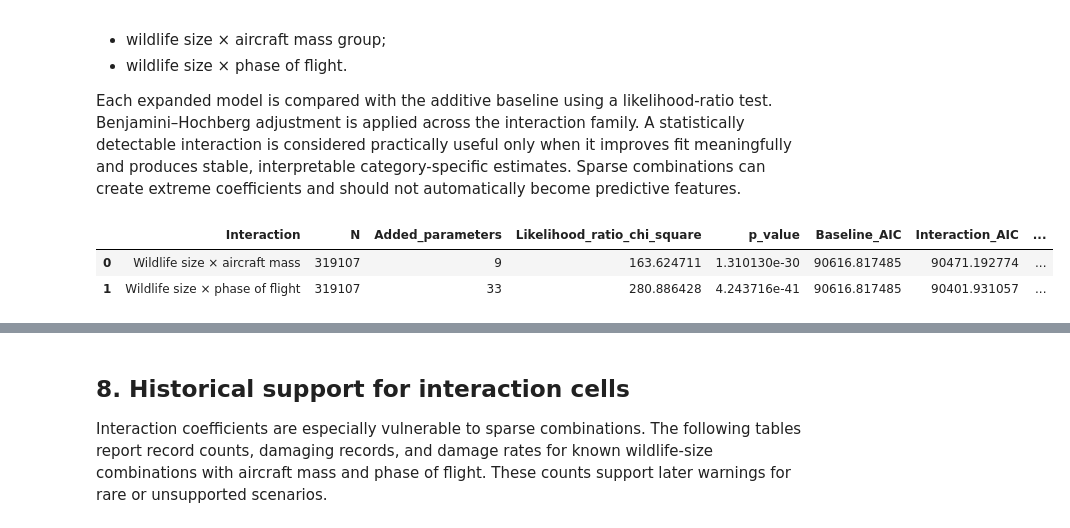
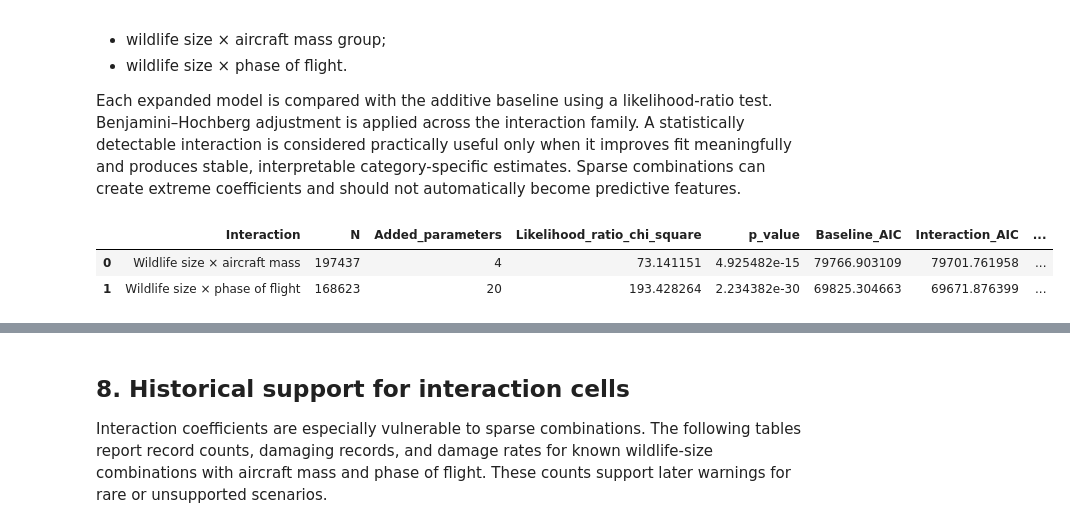
Before and after one commit to Gdfhf/faa-wildlife-strike-damage-analysis, a Jupyter notebook: notebooks/04_diagnostic_analytics_combined.ipynb, the cells around one changed output, grey strips where cells are left out. Drawn from its saved outputs; the diff is of its cells as text; code cells hidden in the pictures.

```diff
--- a/notebooks/04_diagnostic_analytics_combined.ipynb
+++ b/notebooks/04_diagnostic_analytics_combined.ipynb
@@ -592,45 +603,101 @@ interaction_specs = {
 base_without_size_mass_phase = (
     'DAMAGE_RATE ~ YEAR_CENTERED '
     '+ C(NUM_STRUCK, Treatment(reference="1")) '
     '+ C(AC_CLASS, Treatment(reference="A")) '
     '+ C(WARNED, Treatment(reference="No")) '
     '+ C(FAAREGION, Treatment(reference="ASO"))'
 )
 
 interaction_rows = []
 interaction_models = {}
+
 for name, interaction_term in interaction_specs.items():
+
     if "aircraft mass" in name:
-        expanded_formula = (base_without_size_mass_phase + ' + ' + interaction_term +
-                            ' + C(PHASE_OF_FLIGHT, Treatment(reference="Approach"))')
+        interaction_fields = ["SIZE", "AC_MASS_GROUP"]
     else:
-        expanded_formula = (base_without_size_mass_phase + ' + ' + interaction_term +
-                            ' + C(AC_MASS_GROUP, Treatment(reference="Heavy"))')
-    expanded = smf.glm(expanded_formula, data=model_agg, family=sm.families.Binomial(), freq_weights=model_agg["N"]).fit()
+        interaction_fields = ["SIZE", "PHASE_OF_FLIGHT"]
+
+    # Restrict only the variables involved in the interaction to known values.
+    interaction_df = model_df.copy()
+
+    mask = pd.Series(True, index=interaction_df.index)
+    for field in interaction_fields:
+        mask &= known_mask(interaction_df[field])
+
+    interaction_df = interaction_df.loc[mask].copy()
+
+    # Re-aggregate predictor profiles on the restricted population.
+    interaction_agg = (
+        interaction_df
+        .groupby(group_fields, dropna=False)["INDICATED_DAMAGE"]
+        .agg(DAMAGE_COUNT="sum", N="size")
+        .reset_index()
+    )
+
+    for field in categorical_model_fields:
+        interaction_agg[field] = interaction_agg[field].astype("object")
+
+    interaction_agg["DAMAGE_RATE"] = (
+        interaction_agg["DAMAGE_COUNT"] / interaction_agg["N"]
+    ).astype(float)
+
+    # Additive model fitted to the SAME records.
+    additive_model = smf.glm(
+        formula=formula,
+        data=interaction_agg,
+        family=sm.families.Binomial(),
+        freq_weights=interaction_agg["N"],
+    ).fit()
+
+    if "aircraft mass" in name:
+        expanded_formula = (
+            base_without_size_mass_phase
+            + " + "
+            + interaction_term
+            + ' + C(PHASE_OF_FLIGHT, Treatment(reference="Approach"))'
+        )
+    else:
+        expanded_formula = (
+            base_without_size_mass_phase
+            + " + "
+            + interaction_term
+            + ' + C(AC_MASS_GROUP, Treatment(reference="Heavy"))'
+        )
+
+    expanded = smf.glm(
+        expanded_formula,
+        data=interaction_agg,
+        family=sm.families.Binomial(),
+        freq_weights=interaction_agg["N"],
+    ).fit()
+
     interaction_models[name] = expanded
-    lr_stat = 2 * (expanded.llf - adjusted_model.llf)
-    df_diff = int(expanded.df_model - adjusted_model.df_model)
+
+    lr_stat = 2 * (expanded.llf - additive_model.llf)
+    df_diff = int(expanded.df_model - additive_model.df_model)
     p_value = stats.chi2.sf(lr_stat, df_diff)
+
     interaction_rows.append({
         "Interaction": name,
-        "N": int(model_agg["N"].sum()),
+        "N": int(interaction_agg["N"].sum()),
         "Added_parameters": df_diff,
         "Likelihood_ratio_chi_square": lr_stat,
         "p_value": p_value,
-        "Baseline_AIC": adjusted_model.aic,
+        "Baseline_AIC": additive_model.aic,
         "Interaction_AIC": expanded.aic,
-        "Delta_AIC": expanded.aic - adjusted_model.aic,
+        "Delta_AIC": expanded.aic - additive_model.aic,
     })
 
 interaction_tests = pd.DataFrame(interaction_rows)
 interaction_tests["p_value_BH"] = multipletests(interaction_tests["p_value"], method="fdr_bh")[1]
 interaction_tests["Reject_at_0_05_BH"] = interaction_tests["p_value_BH"] < 0.05
 save_table(interaction_tests, "interaction_likelihood_ratio_tests.csv")
 display(interaction_tests)
 # %% [output]
 |  | Interaction | N | Added_parameters | Likelihood_ratio_chi_square | p_value | Baseline_AIC | Interaction_AIC | ... |
-| 0 | Wildlife size × aircraft mass | 319107 | 9 | 163.624711 | 1.310130e-30 | 90616.817485 | 90471.192774 | ... |
-| 1 | Wildlife size × phase of flight | 319107 | 33 | 280.886428 | 4.243716e-41 | 90616.817485 | 90401.931057 | ... |
+| 0 | Wildlife size × aircraft mass | 197437 | 4 | 73.141151 | 4.925482e-15 | 79766.903109 | 79701.761958 | ... |
+| 1 | Wildlife size × phase of flight | 168623 | 20 | 193.428264 | 2.234382e-30 | 69825.304663 | 69671.876399 | ... |
 # %%
 interaction_term_rows = []
 for name, model in interaction_models.items():
```
Also changed, not shown: parts of 16 cells of this notebook, 21 other files.
